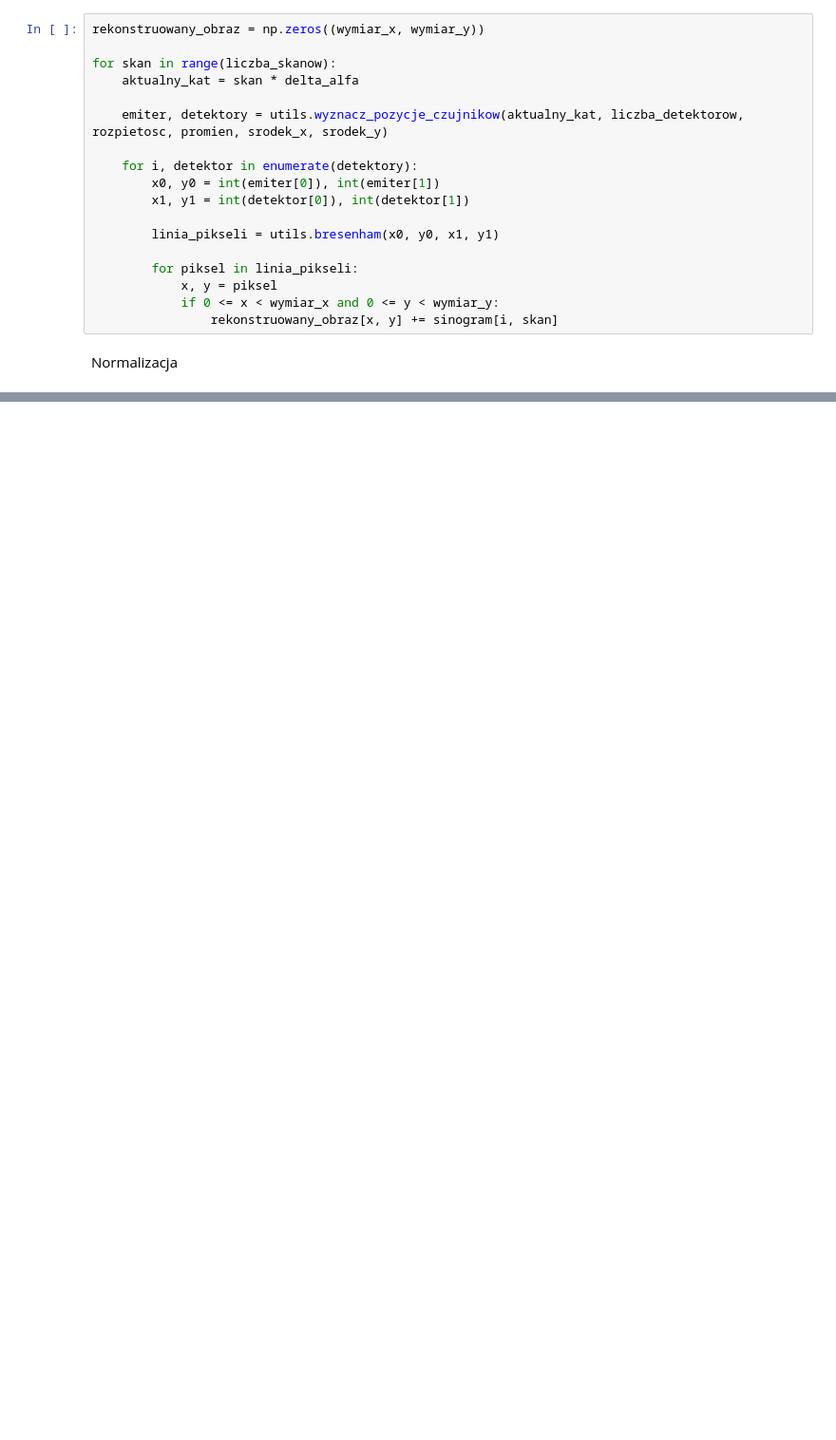
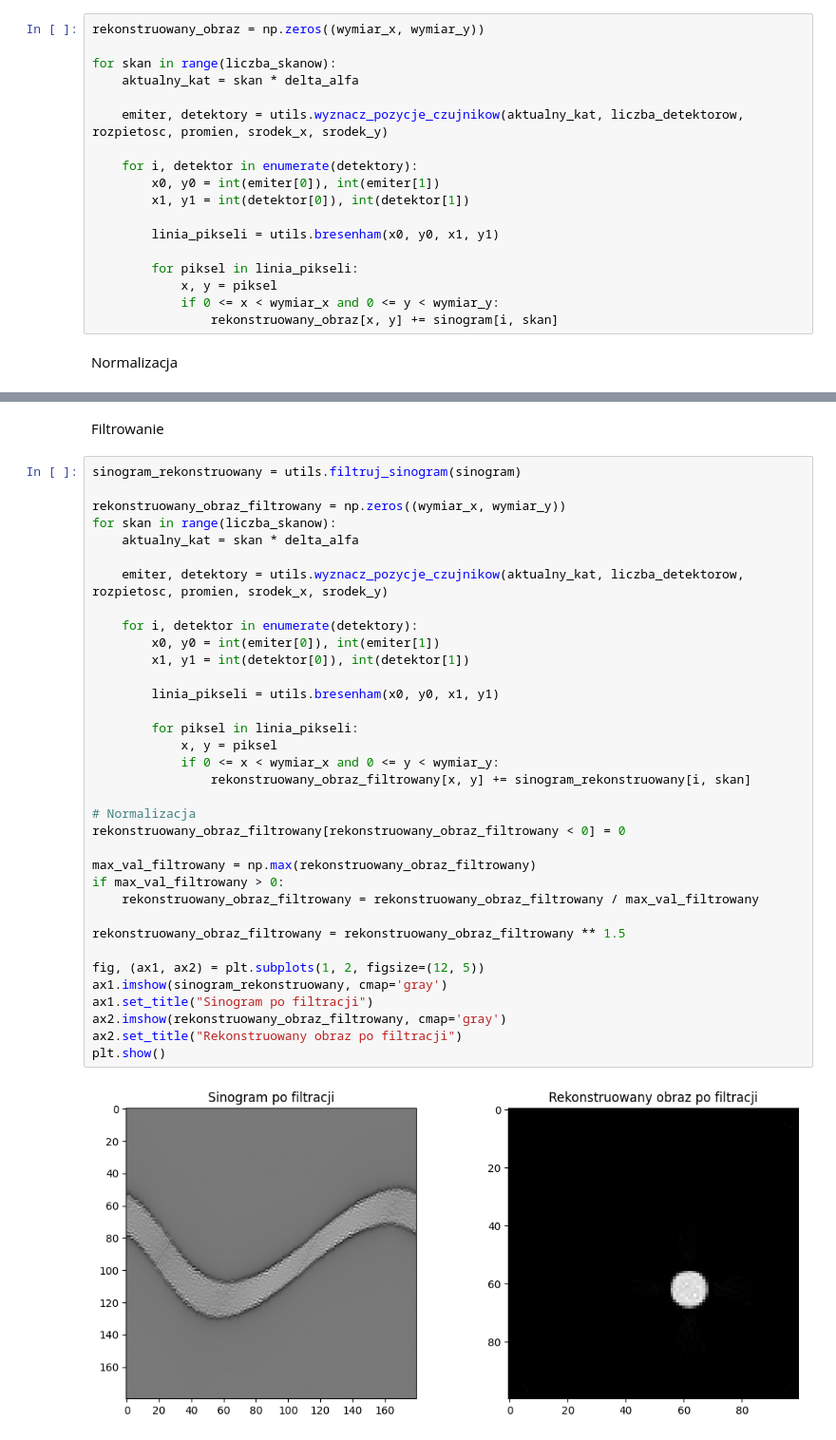
Before and after one commit to KrzysztofZaporowski/Informatyka-w-medycynie, a Jupyter notebook: tomograf/main.ipynb, the cells around one changed output, grey strips where cells are left out. Shown at 95% size. Drawn from its saved outputs; the diff is of its cells as text; blank space fills up the shorter version.

```diff
--- a/tomograf/main.ipynb
+++ b/tomograf/main.ipynb
@@ -138,0 +139,39 @@ Text(0.5, 1.0, 'Rekonstruowany obraz')
+# %% [markdown]
+Filtrowanie
+# %%
+sinogram_rekonstruowany = utils.filtruj_sinogram(sinogram)
+
+rekonstruowany_obraz_filtrowany = np.zeros((wymiar_x, wymiar_y))
+for skan in range(liczba_skanow):
+    aktualny_kat = skan * delta_alfa
+
+    emiter, detektory = utils.wyznacz_pozycje_czujnikow(aktualny_kat, liczba_detektorow, rozpietosc, promien, srodek_x, srodek_y)
+
+    for i, detektor in enumerate(detektory):
+        x0, y0 = int(emiter[0]), int(emiter[1])
+        x1, y1 = int(detektor[0]), int(detektor[1])
+
+        linia_pikseli = utils.bresenham(x0, y0, x1, y1)
+
+        for piksel in linia_pikseli:
+            x, y = piksel
+            if 0 <= x < wymiar_x and 0 <= y < wymiar_y:
+                rekonstruowany_obraz_filtrowany[x, y] += sinogram_rekonstruowany[i, skan]
+
+# Normalizacja
+rekonstruowany_obraz_filtrowany[rekonstruowany_obraz_filtrowany < 0] = 0
+
+max_val_filtrowany = np.max(rekonstruowany_obraz_filtrowany)
+if max_val_filtrowany > 0:
+    rekonstruowany_obraz_filtrowany = rekonstruowany_obraz_filtrowany / max_val_filtrowany
+
+rekonstruowany_obraz_filtrowany = rekonstruowany_obraz_filtrowany ** 1.5
+
+fig, (ax1, ax2) = plt.subplots(1, 2, figsize=(12, 5))
+ax1.imshow(sinogram_rekonstruowany, cmap='gray')
+ax1.set_title("Sinogram po filtracji")
+ax2.imshow(rekonstruowany_obraz_filtrowany, cmap='gray')
+ax2.set_title("Rekonstruowany obraz po filtracji")
+plt.show()
+# %% [output]
+[figure, added]
```
Also changed, not shown: parts of 3 cells of this notebook, 1 other file.
